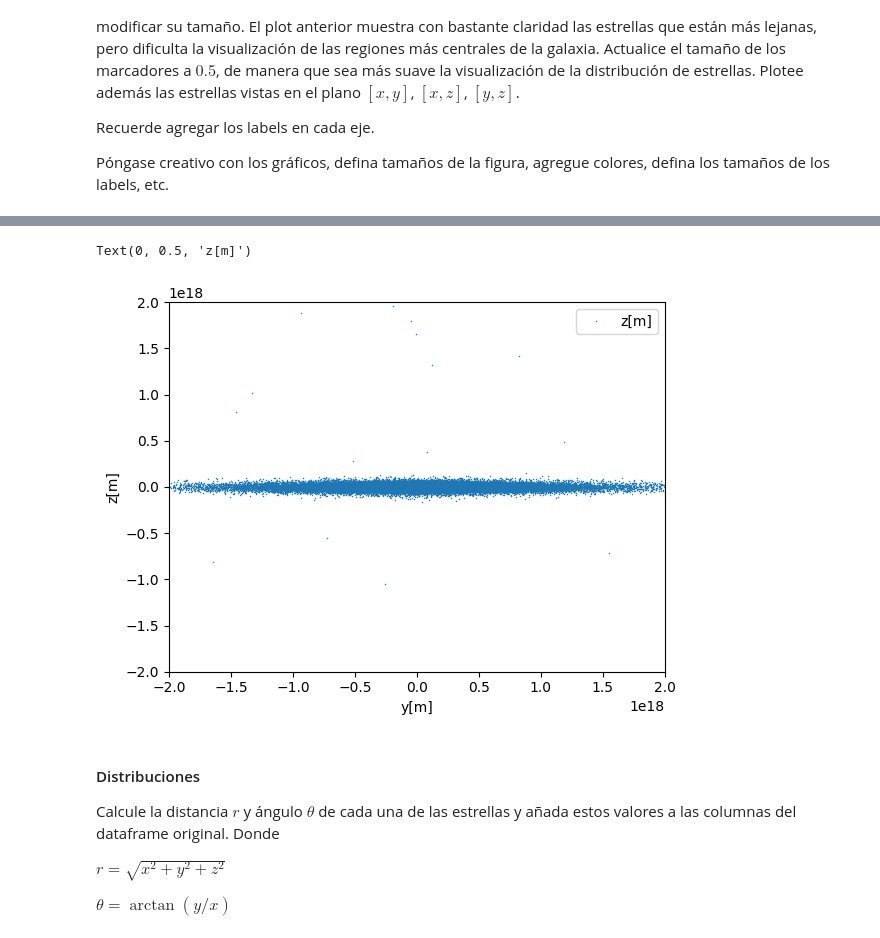
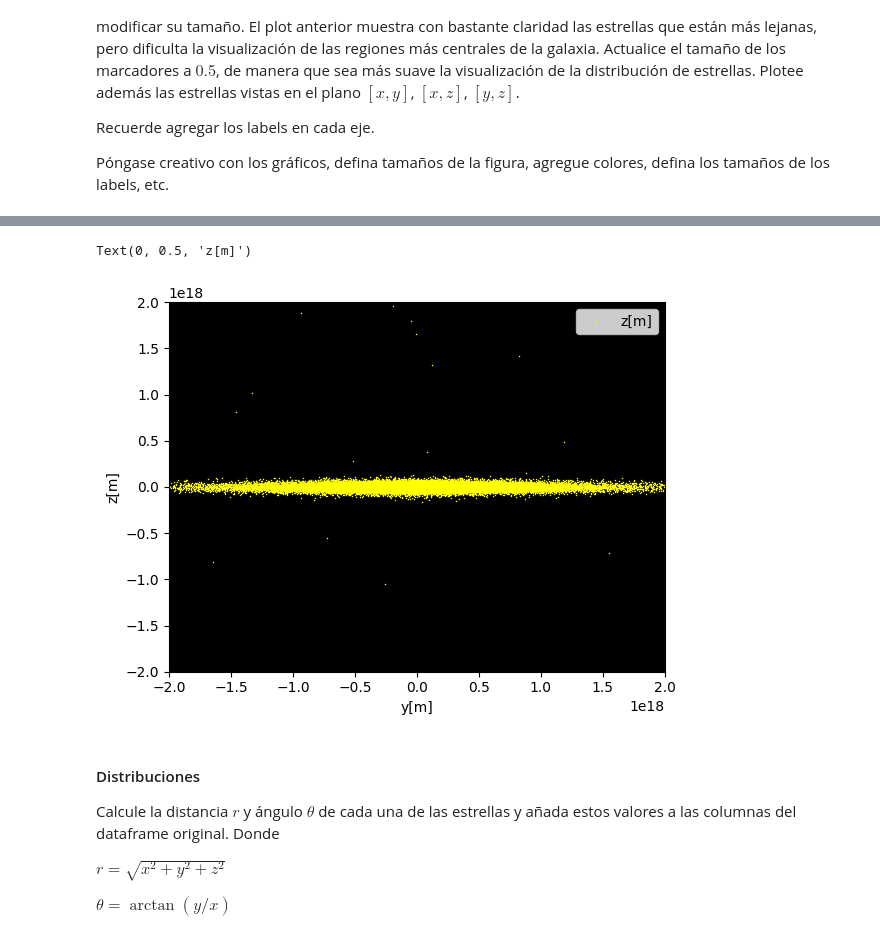
Before and after one commit to GARU0012/Tarea-1, a Jupyter notebook: Tarea_1.ipynb, the cells around one changed output, grey strips where cells are left out. Drawn from its saved outputs; the diff is of its cells as text; code cells hidden in the pictures.

```diff
--- a/Tarea_1.ipynb
+++ b/Tarea_1.ipynb
@@ -499,13 +496,14 @@ Text(0, 0.5, 'z[m]')
 # %%
 # Grafique vista en plano [y, z] aquí
-df.plot(x="y[m]",y="z[m]", marker="*", linestyle="", markersize = 0.5)
+ax = df.plot(x="y[m]",y="z[m]", marker="*", linestyle="", markersize = 0.5 , color = "yellow")
+ax.set_facecolor('black')
 plt.xlim(-2e18, 2e18)
 plt.ylim(-2e18, 2e18)
 plt.xlabel("y[m]")
 plt.ylabel("z[m]")
 # %% [output]
 Text(0, 0.5, 'z[m]')
-[figure, old version]
+[figure, new version]
 # %% [markdown]
 #### Distribuciones
 
```
Also changed, not shown: parts of 4 cells of this notebook.
